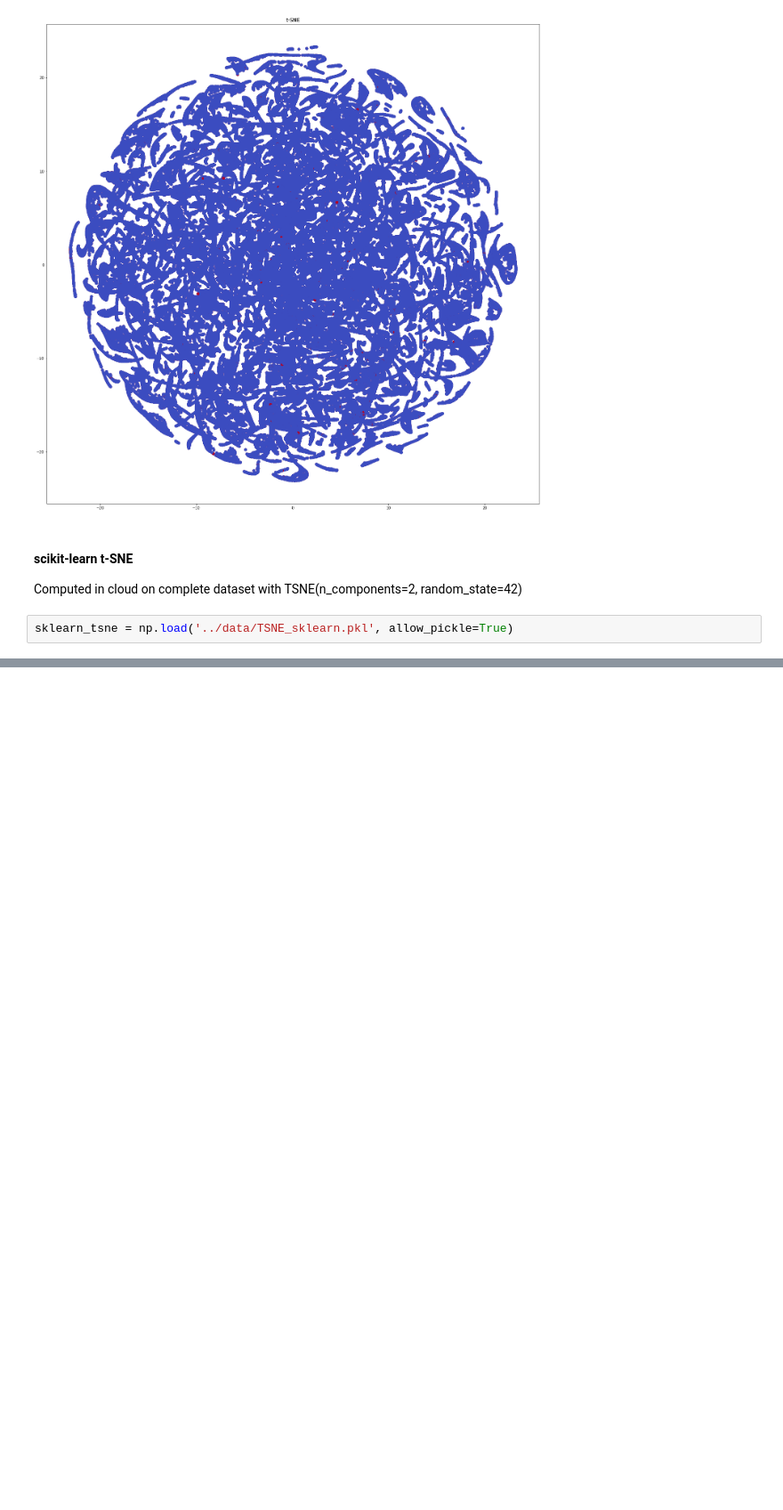
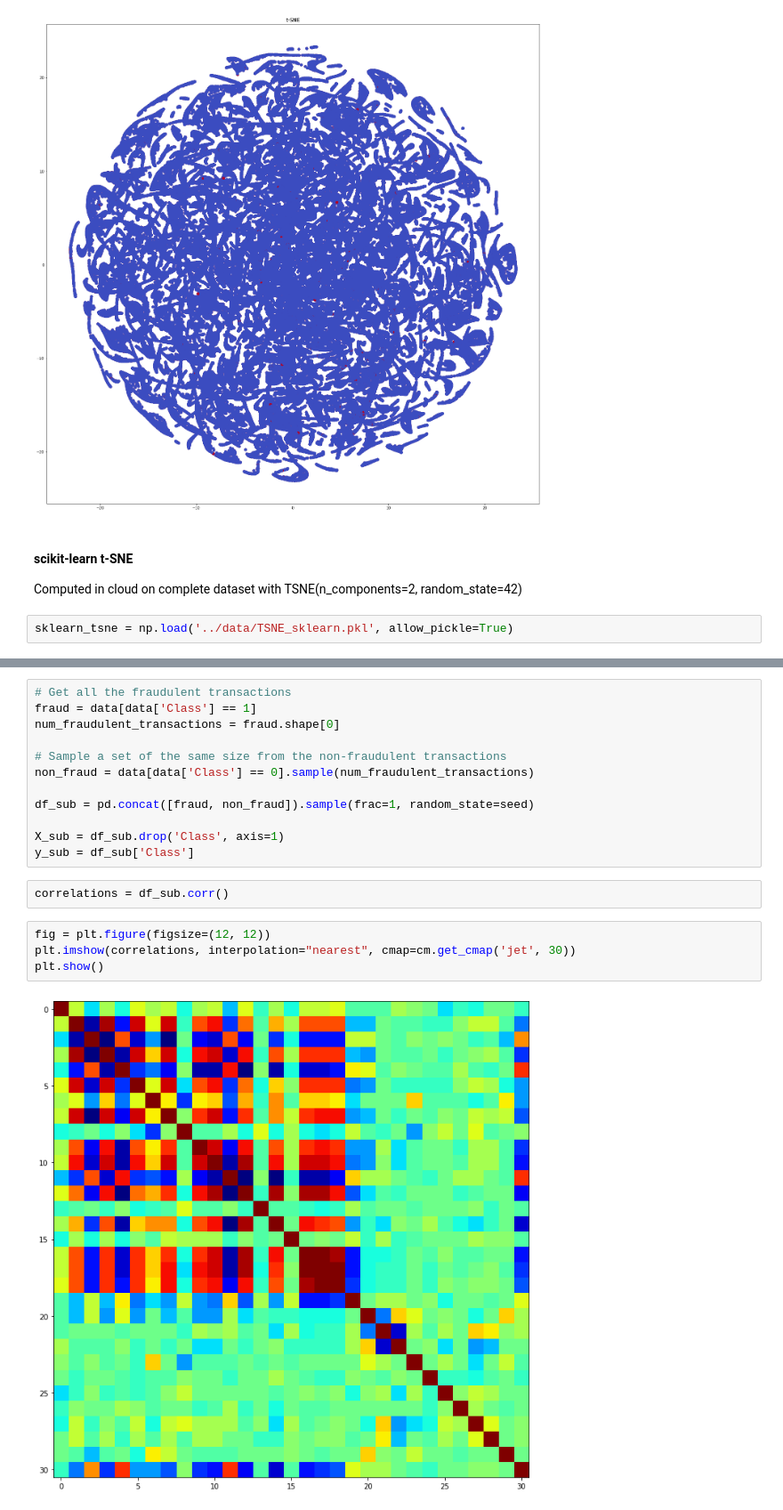
Before and after one commit to janedoesrepo/Autoencoder-ImbalancedCreditData, a Jupyter notebook: notebooks/EDA.ipynb, the cells around one changed output, grey strips where cells are left out. Shown at 89% size. Cells and saved outputs as stored; diff of their text form; blank space fills up the shorter version.

Commit message:
added sub-sample and corr-matrix

```diff
--- a/notebooks/EDA.ipynb
+++ b/notebooks/EDA.ipynb
@@ -139,0 +143,20 @@ plot_cluster(sklearn_tsne, y)
+# %%
+# Get all the fraudulent transactions
+fraud = data[data['Class'] == 1]
+num_fraudulent_transactions = fraud.shape[0]
+
+# Sample a set of the same size from the non-fraudulent transactions
+non_fraud = data[data['Class'] == 0].sample(num_fraudulent_transactions)
+
+df_sub = pd.concat([fraud, non_fraud]).sample(frac=1, random_state=seed)
+
+X_sub = df_sub.drop('Class', axis=1)
+y_sub = df_sub['Class']
+# %%
+correlations = df_sub.corr()
+# %%
+fig = plt.figure(figsize=(12, 12))
+plt.imshow(correlations, interpolation="nearest", cmap=cm.get_cmap('jet', 30))
+plt.show()
+# %% [output]
+[figure, added]
```
Also changed, not shown: parts of 5 cells of this notebook, 1 other file.
